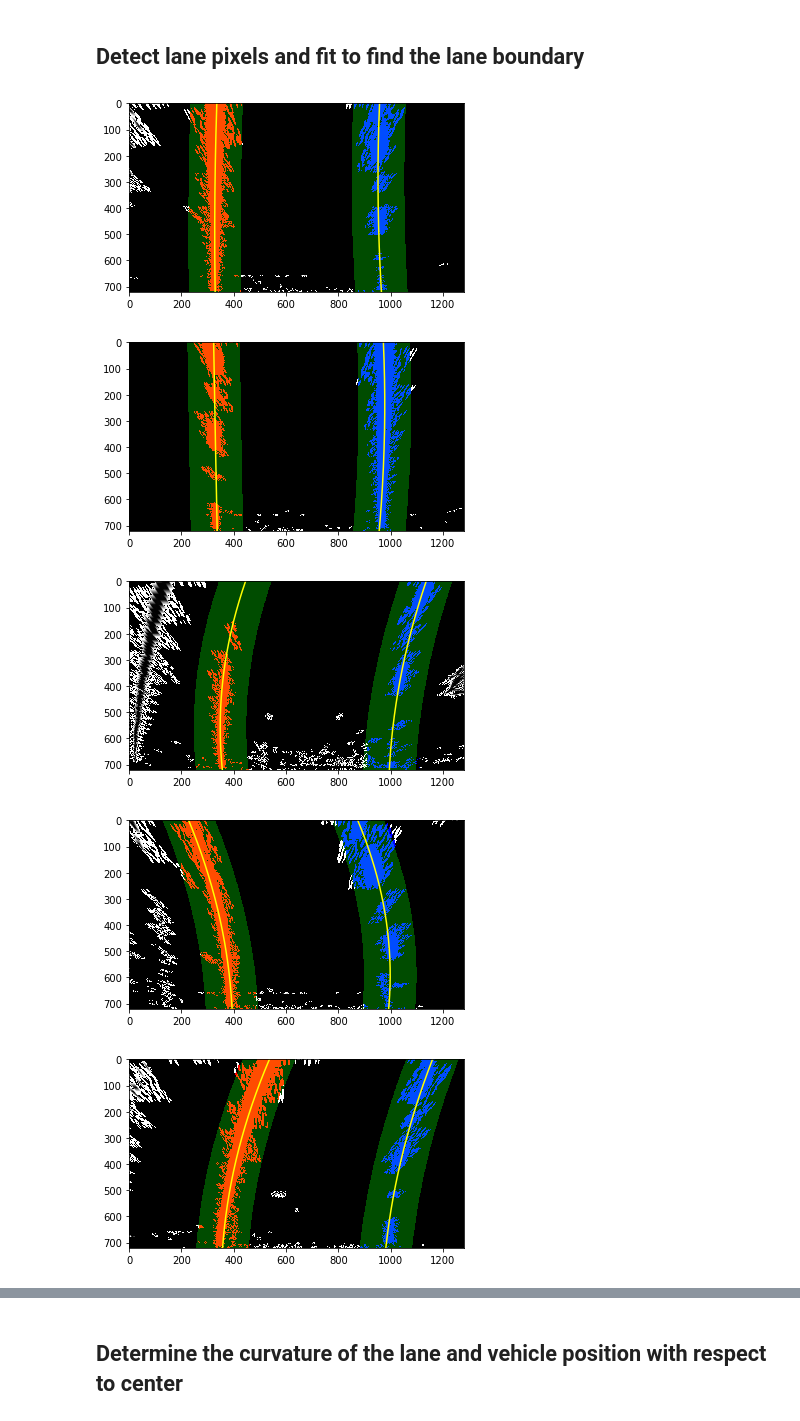
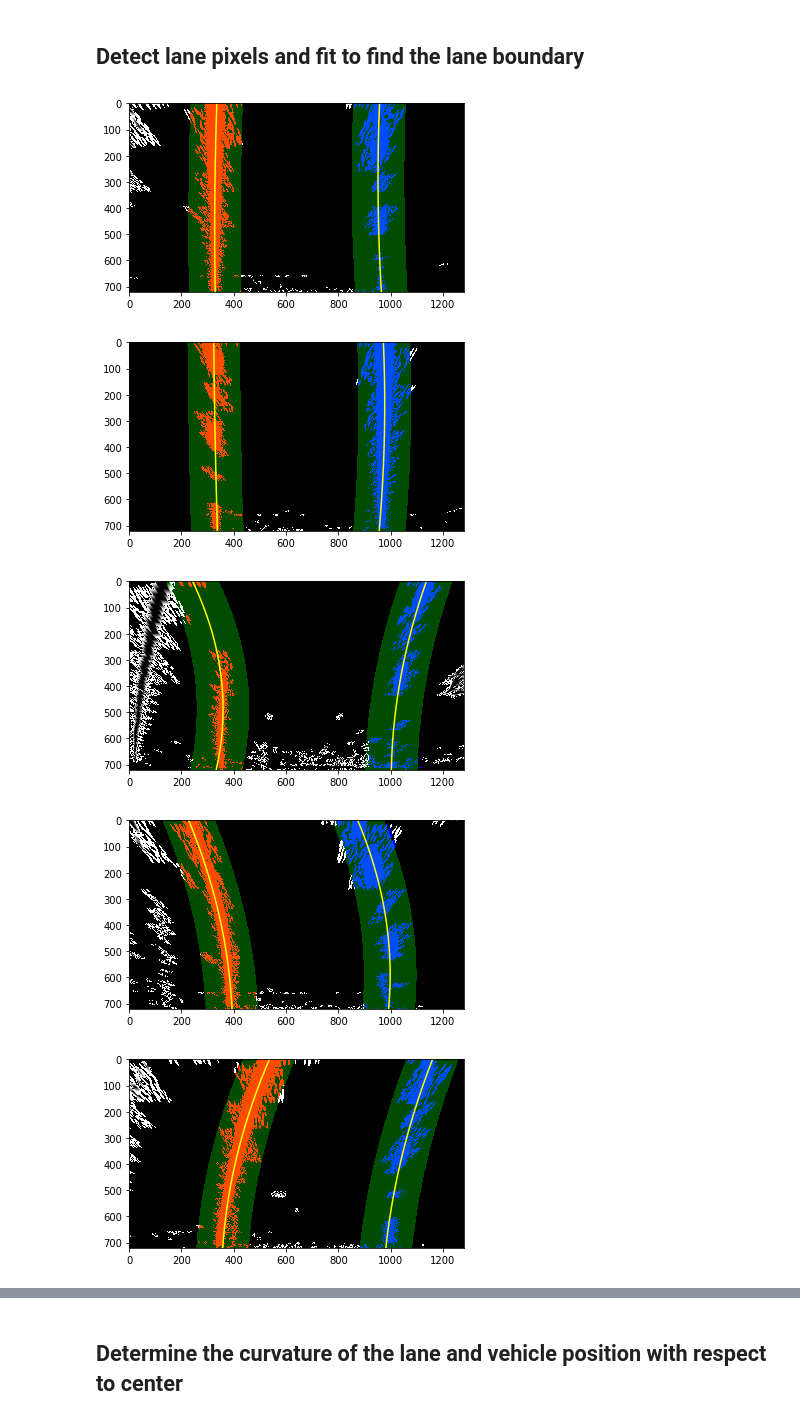
Before and after one commit to zhby99/Self-Driving-Car-Playground-, a Jupyter notebook: Project4/p4.ipynb, the cells around one changed output, grey strips where cells are left out. Saved outputs shown, nothing was run; the diff lists cells and outputs as text; code cells hidden in the pictures.

```diff
--- a/Project4/p4.ipynb
+++ b/Project4/p4.ipynb
@@ -50,6 +50,10 @@ for fname in images:
 def undistort(img):
     gray = cv2.cvtColor(img,cv2.COLOR_BGR2GRAY)
     ret, mtx, dist, rvecs, tvecs = cv2.calibrateCamera(objpoints, imgpoints, gray.shape[::-1], None, None)
+    dst = cv2.undistort(img, mtx, dist, None, mtx)
+    return dst
+
+def undistort_pipeline(img, mtx, dist):
     dst = cv2.undistort(img, mtx, dist, None, mtx)
     return dst
 
@@ -62,12 +66,15 @@ for fname in test_images:
 # %% [markdown]
 ## Third, I will use color transforms, gradients, etc., to create a thresholded binary image.
 # %%
-def threshold(img, s_thresh=(170, 255), sx_thresh=(20, 100)):
+def threshold(img, s_thresh=(190, 255), sx_thresh=(20, 100)):
     img = np.copy(img)
     # Convert to HLS color space and separate the V channel
+    b_channel = img[:,:,2]
     hls = cv2.cvtColor(img, cv2.COLOR_RGB2HLS)
     l_channel = hls[:,:,1]
     s_channel = hls[:,:,2]
+    luv = cv2.cvtColor(img, cv2.COLOR_RGB2LUV)
+    v_channel = luv[:,:,2]
     # Sobel x
     sobelx = cv2.Sobel(l_channel, cv2.CV_64F, 1, 0) # Take the derivative in x
     abs_sobelx = np.absolute(sobelx) # Absolute x derivative to accentuate lines away from horizontal
@@ -80,11 +87,18 @@ def threshold(img, s_thresh=(170, 255), sx_thresh=(20, 100)):
     # Threshold color channel
     s_binary = np.zeros_like(s_channel)
     s_binary[(s_channel >= s_thresh[0]) & (s_channel <= s_thresh[1])] = 1
+
+    b_binary = np.zeros_like(s_channel)
+    b_binary[(b_channel >= 155) & (b_channel <= 200)] = 1
+
+    v_binary = np.zeros_like(s_channel)
+    v_binary[(v_channel >= 225) & (v_channel <= 255)] = 1
     # Stack each channel
     # Note color_binary[:, :, 0] is all 0s, effectively an all black image. It might
     # be beneficial to replace this channel with something else.
     combined_binary = np.zeros_like(sxbinary)
     combined_binary[(s_binary == 1) | (sxbinary == 1)] = 1
+    #  | (b_binary == 1) | (v_binary == 1)
     return combined_binary
 
 test_images = glob.glob('output_images/undistortion/*.jpg')
@@ -134,9 +148,8 @@ def lane_fit(binary_warped, visual = False):
     # Find the peak of the left and right halves of the histogram
     # These will be the starting point for the left and right lines
     midpoint = np.int(histogram.shape[0]/2)
-    leftx_base = np.argmax(histogram[:midpoint])
-    rightx_base = np.argmax(histogram[midpoint:]) + midpoint
-
+    leftx_base = 150 + np.argmax(histogram[150:midpoint])
+    rightx_base = np.argmax(histogram[midpoint:-150]) + midpoint
     # Choose the number of sliding windows
     nwindows = 9
     # Set height of windows
@@ -254,33 +267,33 @@ def lane_fit(binary_warped, visual = False):
         left_line_window1 = np.array([np.transpose(np.vstack([left_fitx-margin, ploty]))])
         left_line_window2 = np.array([np.flipud(np.transpose(np.vstack([left_fitx+margin,
                               ploty])))])
         left_line_pts = np.hstack((left_line_window1, left_line_window2))
         right_line_window1 = np.array([np.transpose(np.vstack([right_fitx-margin, ploty]))])
         right_line_window2 = np.array([np.flipud(np.transpose(np.vstack([right_fitx+margin,
                               ploty])))])
         right_line_pts = np.hstack((right_line_window1, right_line_window2))
 
         # Draw the lane onto the warped blank image
         cv2.fillPoly(window_img, np.int_([left_line_pts]), (0,255, 0))
         cv2.fillPoly(window_img, np.int_([right_line_pts]), (0,255, 0))
         result = cv2.addWeighted(out_img, 1, window_img, 0.3, 0)
         plt.imshow(result)
         plt.plot(left_fitx, ploty, color='yellow')
         plt.plot(right_fitx, ploty, color='yellow')
         plt.xlim(0, 1280)
         plt.ylim(720, 0)
         plt.figure()
     return left_fitx, right_fitx
 
 
 test_images = glob.glob('output_images/warped/*.jpg')
 for fname in test_images:
     img = cv2.imread(fname)
     gray = cv2.cvtColor(img,cv2.COLOR_BGR2GRAY)
     lane_fit(gray, True)
 # %% [output]
 [figure]
 [figure]
-[figure, old version]
+[figure, new version]
 [figure]
 [figure]
```
Also changed, not shown: parts of 5 cells of this notebook, 19 other files.
